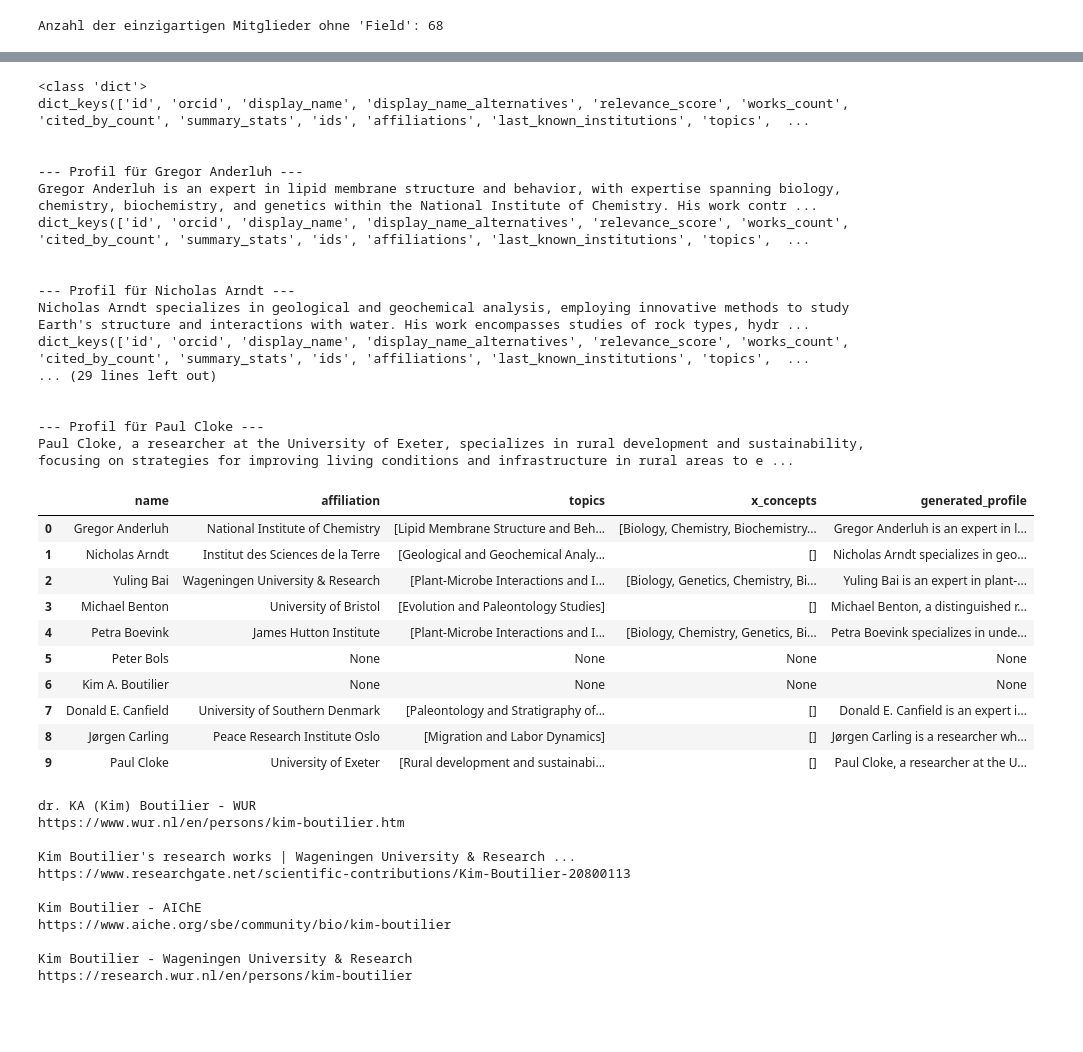
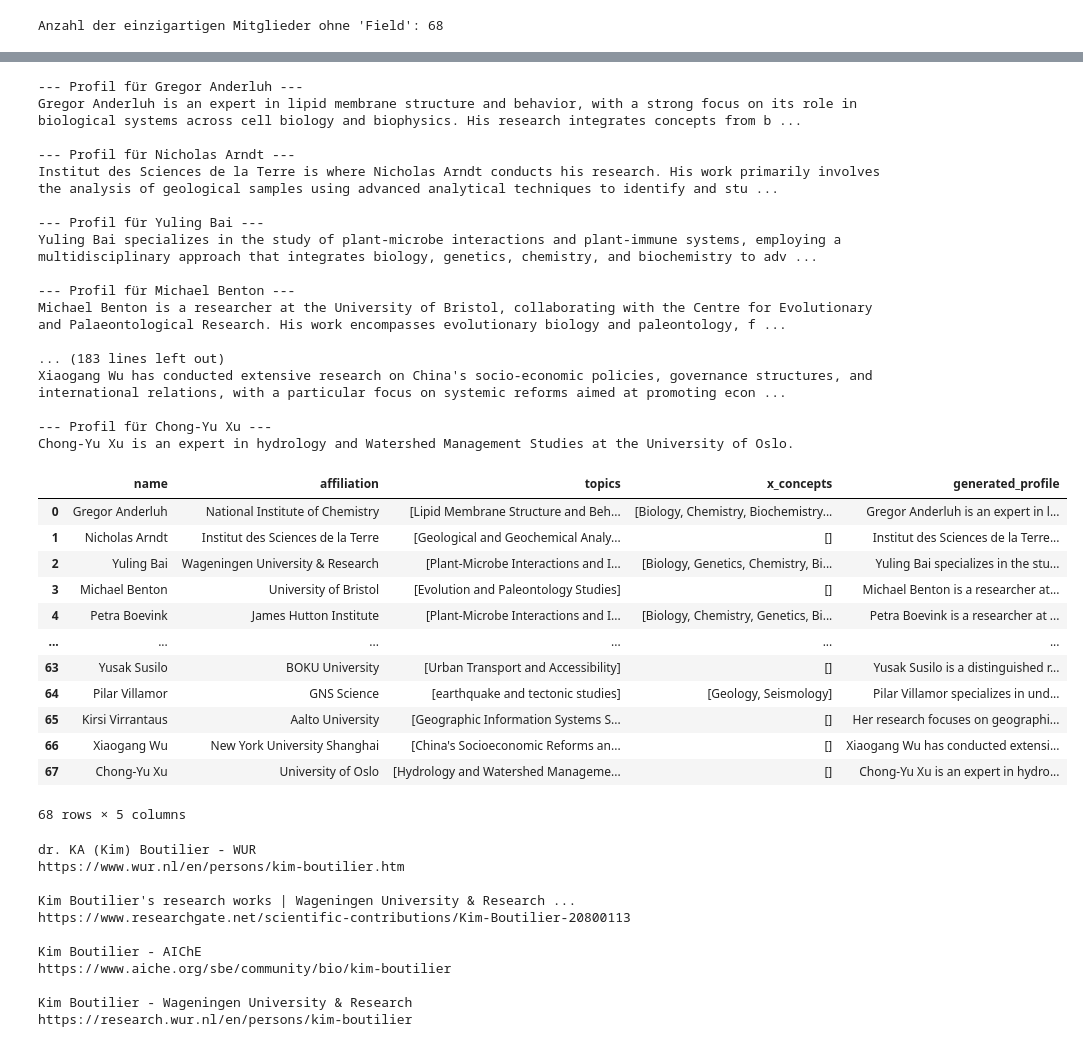
Before and after one commit to RATFIVE/GEOMAR-ERC, a Jupyter notebook: notebooks/test_get_informations.ipynb, the cells around one changed output, grey strips where cells are left out. Cells and saved outputs as stored; diff of their text form; code cells hidden in the pictures; blank space fills up the shorter version.

```diff
--- a/notebooks/test_get_informations.ipynb
+++ b/notebooks/test_get_informations.ipynb
@@ -108,8 +108,8 @@ def fetch_openalex_id(name:str) -> dict | None:
 
         # Nimm das erste Ergebnis
         first_result = results_list[0]
-        pprint(type(first_result))
-        pprint(first_result.keys())
+        #pprint(type(first_result))
+        #pprint(first_result.keys())
 
         # Extrahiere Informationen
         topics = first_result.get('topics', [])
@@ -183,58 +183,60 @@ def process_researcher_profile(results:dict, stream:bool = False, model:str = "d
 
 df_member_info = pd.DataFrame(columns=["name", "affiliation", "topics", "x_concepts", "generated_profile"])
 
-for member in unique_members[:10]:
+for member in unique_members[:]:
     results = fetch_openalex_id(member)
     if results:
         print(f"\n\n--- Profil für {member} ---")
         response_text = process_researcher_profile(
             model="deepseek-r1:1.5b",
             results=results,
             stream=True
         )
         #print(f"\nGeneriertes Profil:\n{response_text}")
         time.sleep(2)  # Kurze Pause zwischen den Anfragen
     else:
         print(f"Keine Daten für {member} gefunden.")
 
     df_member_info = pd.concat([df_member_info, pd.DataFrame([{
         "name": member,
         "affiliation": results.get("affiliation") if results else None,
         "topics": results.get("topics") if results else None,
         "x_concepts": results.get("x_concepts") if results else None,
         "generated_profile": response_text if results else None
     }])], ignore_index=True)
 
 display(df_member_info)
 # %% [output]
-<class 'dict'>
-dict_keys(['id', 'orcid', 'display_name', 'display_name_alternatives', 'relevance_score', 'works_count', 'cited_by_count', 'summary_stats', 'ids', 'affiliations', 'last_known_institutions', 'topics',  ...
-
-
 --- Profil für Gregor Anderluh ---
-Gregor Anderluh is an expert in lipid membrane structure and behavior, with expertise spanning biology, chemistry, biochemistry, and genetics within the National Institute of Chemistry. His work contr ...
-dict_keys(['id', 'orcid', 'display_name', 'display_name_alternatives', 'relevance_score', 'works_count', 'cited_by_count', 'summary_stats', 'ids', 'affiliations', 'last_known_institutions', 'topics',  ...
-
+Gregor Anderluh is an expert in lipid membrane structure and behavior, with a strong focus on its role in biological systems across cell biology and biophysics. His research integrates concepts from b ...
 
 --- Profil für Nicholas Arndt ---
-Nicholas Arndt specializes in geological and geochemical analysis, employing innovative methods to study Earth's structure and interactions with water. His work encompasses studies of rock types, hydr ...
-dict_keys(['id', 'orcid', 'display_name', 'display_name_alternatives', 'relevance_score', 'works_count', 'cited_by_count', 'summary_stats', 'ids', 'affiliations', 'last_known_institutions', 'topics',  ...
-... (29 lines left out)
+Institut des Sciences de la Terre is where Nicholas Arndt conducts his research. His work primarily involves the analysis of geological samples using advanced analytical techniques to identify and stu ...
 
+--- Profil für Yuling Bai ---
+Yuling Bai specializes in the study of plant-microbe interactions and plant-immune systems, employing a multidisciplinary approach that integrates biology, genetics, chemistry, and biochemistry to adv ...
 
---- Profil für Paul Cloke ---
-Paul Cloke, a researcher at the University of Exeter, specializes in rural development and sustainability, focusing on strategies for improving living conditions and infrastructure in rural areas to e ...
+--- Profil für Michael Benton ---
+Michael Benton is a researcher at the University of Bristol, collaborating with the Centre for Evolutionary and Palaeontological Research. His work encompasses evolutionary biology and paleontology, f ...
+
+... (183 lines left out)
+Xiaogang Wu has conducted extensive research on China's socio-economic policies, governance structures, and international relations, with a particular focus on systemic reforms aimed at promoting econ ...
+
+--- Profil für Chong-Yu Xu ---
+Chong-Yu Xu is an expert in hydrology and Watershed Management Studies at the University of Oslo.
 |  | name | affiliation | topics | x_concepts | generated_profile |
 | 0 | Gregor Anderluh | National Institute of Chemistry | [Lipid Membrane Structure and Beh... | [Biology, Chemistry, Biochemistry... | Gregor Anderluh is an expert in l... |
-| 1 | Nicholas Arndt | Institut des Sciences de la Terre | [Geological and Geochemical Analy... | [] | Nicholas Arndt specializes in geo... |
-| 2 | Yuling Bai | Wageningen University & Research | [Plant-Microbe Interactions and I... | [Biology, Genetics, Chemistry, Bi... | Yuling Bai is an expert in plant-... |
-| 3 | Michael Benton | University of Bristol | [Evolution and Paleontology Studies] | [] | Michael Benton, a distinguished r... |
-| 4 | Petra Boevink | James Hutton Institute | [Plant-Microbe Interactions and I... | [Biology, Chemistry, Genetics, Bi... | Petra Boevink specializes in unde... |
-| 5 | Peter Bols | None | None | None | None |
-| 6 | Kim A. Boutilier | None | None | None | None |
-| 7 | Donald E. Canfield | University of Southern Denmark | [Paleontology and Stratigraphy of... | [] | Donald E. Canfield is an expert i... |
-| 8 | Jørgen Carling | Peace Research Institute Oslo | [Migration and Labor Dynamics] | [] | Jørgen Carling is a researcher wh... |
-| 9 | Paul Cloke | University of Exeter | [Rural development and sustainabi... | [] | Paul Cloke, a researcher at the U... |
+| 1 | Nicholas Arndt | Institut des Sciences de la Terre | [Geological and Geochemical Analy... | [] | Institut des Sciences de la Terre... |
+| 2 | Yuling Bai | Wageningen University & Research | [Plant-Microbe Interactions and I... | [Biology, Genetics, Chemistry, Bi... | Yuling Bai specializes in the stu... |
+| 3 | Michael Benton | University of Bristol | [Evolution and Paleontology Studies] | [] | Michael Benton is a researcher at... |
+| 4 | Petra Boevink | James Hutton Institute | [Plant-Microbe Interactions and I... | [Biology, Chemistry, Genetics, Bi... | Petra Boevink is a researcher at ... |
+| ... | ... | ... | ... | ... | ... |
+| 63 | Yusak Susilo | BOKU University | [Urban Transport and Accessibility] | [] | Yusak Susilo is a distinguished r... |
+| 64 | Pilar Villamor | GNS Science | [earthquake and tectonic studies] | [Geology, Seismology] | Pilar Villamor specializes in und... |
+| 65 | Kirsi Virrantaus | Aalto University | [Geographic Information Systems S... | [] | Her research focuses on geographi... |
+| 66 | Xiaogang Wu | New York University Shanghai | [China's Socioeconomic Reforms an... | [] | Xiaogang Wu has conducted extensi... |
+| 67 | Chong-Yu Xu | University of Oslo | [Hydrology and Watershed Manageme... | [] | Chong-Yu Xu is an expert in hydro... |
+68 rows × 5 columns
 # %%
 from ddgs import DDGS
 import requests
```
Also changed, not shown: parts of 3 cells of this notebook.
